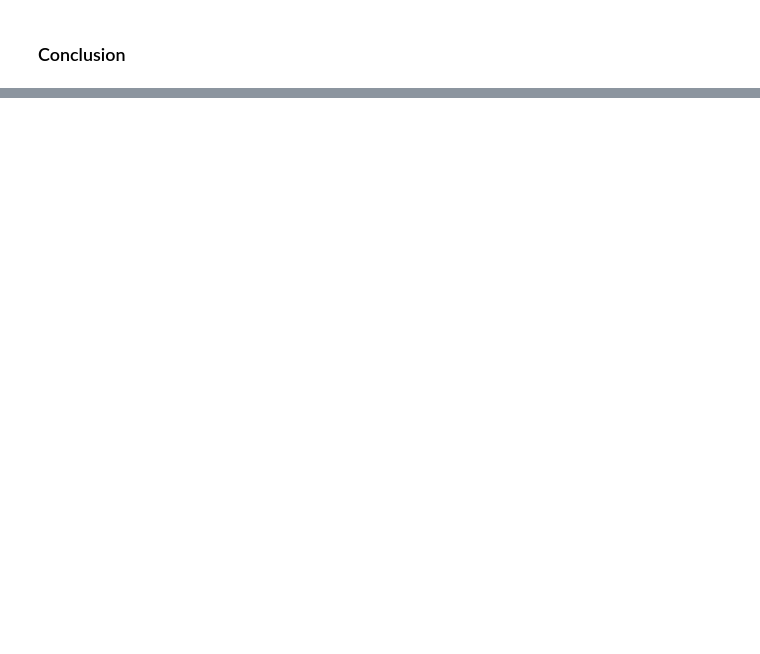
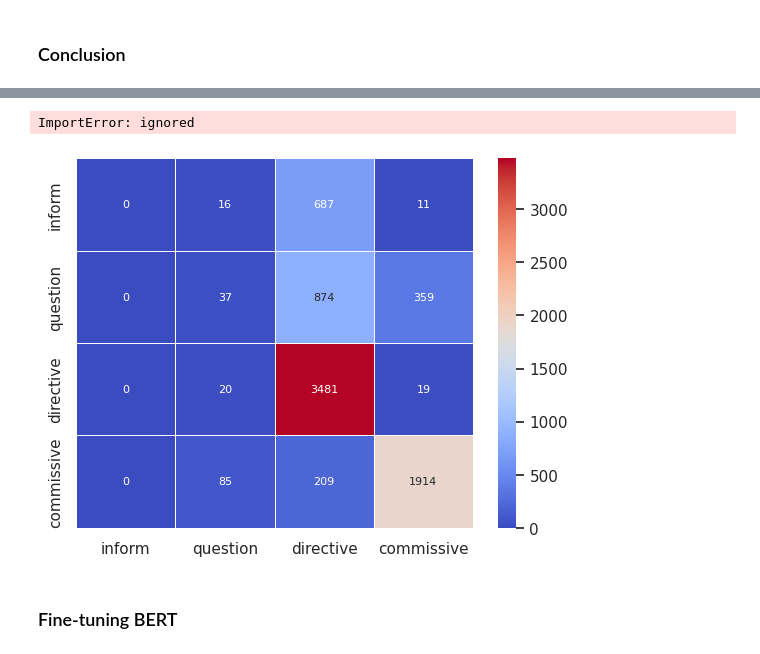
Before and after one commit to bclement1/text-intent-classification, a Jupyter notebook: main.ipynb, the cells around one changed output, grey strips where cells are left out. Cells and saved outputs as stored; diff of their text form; code cells hidden in the pictures; blank space fills up the shorter version.

```diff
--- a/main.ipynb
+++ b/main.ipynb
@@ -221,9 +227,9 @@ len(dataset['train'])
 ### Creating DataLoaders
 # %%
 # instanciate the 3 DataLoaders
-train_loader = DataLoader(SiliconeDataset(dataset['train']), batch_size=4, num_workers=1, shuffle=False, drop_last=False)
-val_loader   = DataLoader(SiliconeDataset(dataset['validation']), batch_size=4, num_workers=1, shuffle=False, drop_last=False)
-test_loader  = DataLoader(SiliconeDataset(dataset['test']), batch_size=4, num_workers=1, shuffle=False, drop_last=False)
+train_loader = DataLoader(SiliconeDataset(dataset['train']), batch_size=32, num_workers=2, shuffle=True, drop_last=True)
+val_loader   = DataLoader(SiliconeDataset(dataset['validation']), batch_size=32, num_workers=2, shuffle=True, drop_last=True)
+test_loader  = DataLoader(SiliconeDataset(dataset['test']), batch_size=32, num_workers=2, shuffle=True, drop_last=True)
 # %% [markdown]
 ### Implementing a simple Multi-Layer Perceptron model
 # %%
@@ -233,7 +239,7 @@ nb_classes = len(classes)
 # %%
 # maximal length of input tokenized utterances
 max_length = 20
-batch_size = 4
+batch_size = 32
 word2vec_dim  = 300
 # %%
 class MultiLayerPerceptron(torch.nn.Module):
@@ -515,0 +650,2 @@ KeyboardInterrupt: ignored
+# %%
+trues, preds, loss_it_avg, cac_it_avg, loss_it, acc_it = inference("Test", test_loader, bi_lstm)
@@ -515,0 +655,23 @@ KeyboardInterrupt: ignored
+# %%
+from sklearn.metrics import classification_report, confusion_matrix, roc_curve, auc, plot_roc_curve
+names = ['__dummy__', 'inform', 'question', 'directive', 'commissive']
+names.remove('__dummy__') # dummy label is not interesting
+print(classification_report(np.array(trues).flatten(), np.array(preds).flatten(), target_names=names, labels=[1, 2, 3, 4]))
+# %% [output]
+ImportError: ignored
+# %%
+from sklearn.metrics import classification_report, confusion_matrix, roc_curve, auc
+import matplotlib.pyplot as plt
+import seaborn as sn
+
+cm = confusion_matrix(np.array(trues).flatten(), np.array(preds).flatten())
+names = ['inform', 'question', 'directive', 'commissive']
+df_cm = pd.DataFrame(cm, index=names, columns=names)
+# config plot sizes
+sn.set(font_scale=1)
+sn.heatmap(df_cm, annot=True, annot_kws={"size": 8}, cmap='coolwarm', linewidth=0.5, fmt="")
+plt.show()
+# %% [output]
+[figure, added]
+# %% [markdown]
+### Fine-tuning BERT
```
Also changed, not shown: parts of 45 cells of this notebook.
